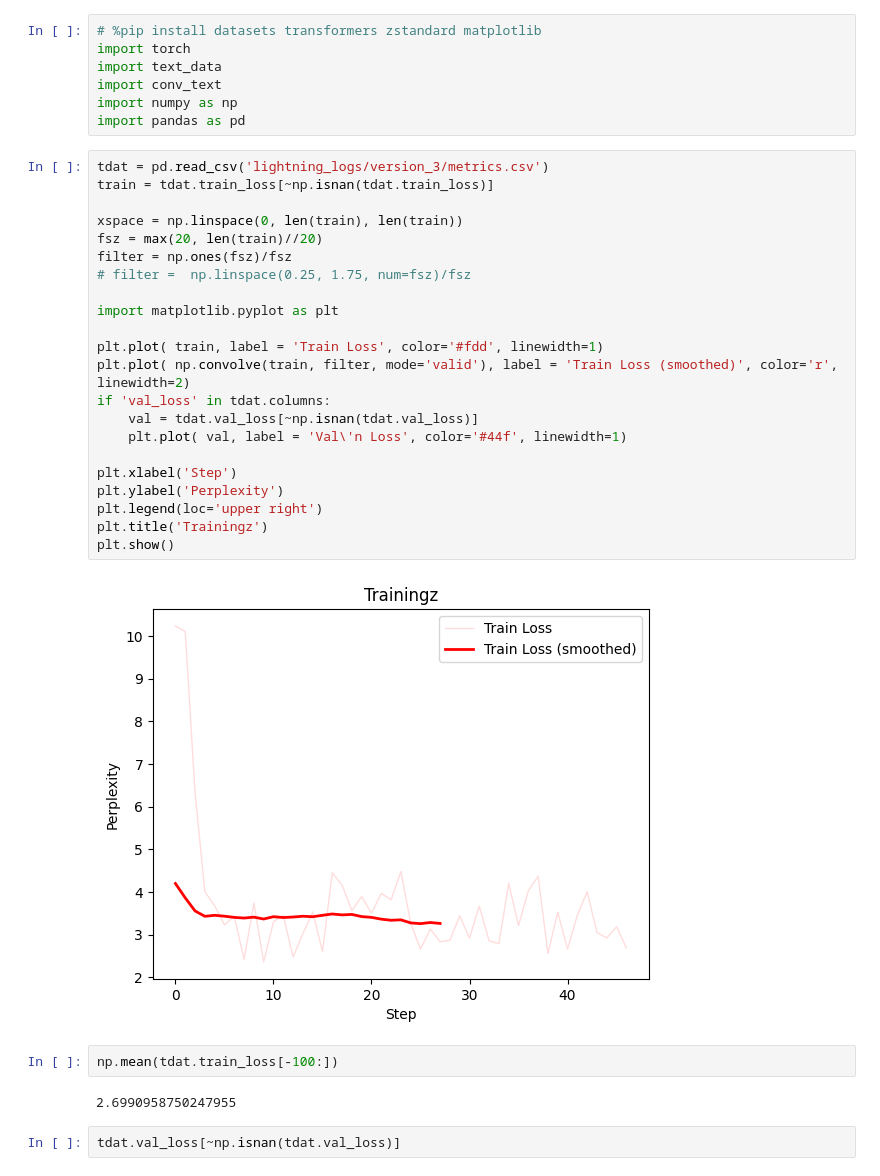
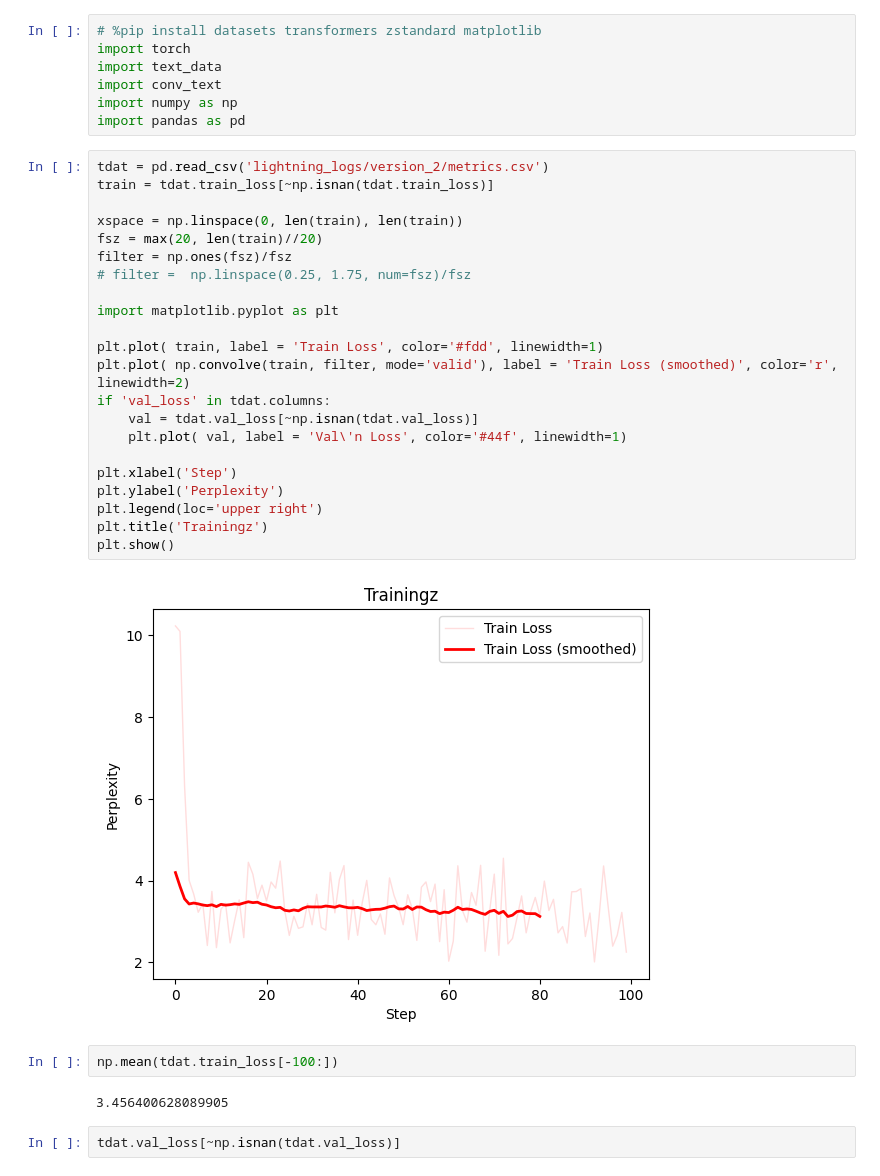
Before and after one commit to kmapb/microlm, a Jupyter notebook: Conv_Text.ipynb, the cells around one changed output. Drawn from its saved outputs; the diff is of its cells as text.

```diff
--- a/Conv_Text.ipynb
+++ b/Conv_Text.ipynb
@@ -10,33 +10,33 @@ import conv_text
 import numpy as np
 import pandas as pd
 # %%
-tdat = pd.read_csv('lightning_logs/version_3/metrics.csv')
+tdat = pd.read_csv('lightning_logs/version_2/metrics.csv')
 train = tdat.train_loss[~np.isnan(tdat.train_loss)]
 
 xspace = np.linspace(0, len(train), len(train))
 fsz = max(20, len(train)//20)
 filter = np.ones(fsz)/fsz
 # filter =  np.linspace(0.25, 1.75, num=fsz)/fsz
 
 import matplotlib.pyplot as plt
 
 plt.plot( train, label = 'Train Loss', color='#fdd', linewidth=1)
 plt.plot( np.convolve(train, filter, mode='valid'), label = 'Train Loss (smoothed)', color='r', linewidth=2)
 if 'val_loss' in tdat.columns:
     val = tdat.val_loss[~np.isnan(tdat.val_loss)]
     plt.plot( val, label = 'Val\'n Loss', color='#44f', linewidth=1)
 
 plt.xlabel('Step')
 plt.ylabel('Perplexity')
 plt.legend(loc='upper right')
 plt.title('Trainingz')
 plt.show()
 # %% [output]
-[figure, old version]
+[figure, new version]
 # %%
 np.mean(tdat.train_loss[-100:])
 # %% [output]
-2.6990958750247955
+3.456400628089905
 # %%
 tdat.val_loss[~np.isnan(tdat.val_loss)]
 # %% [output]
```
Also changed, not shown: parts of 1 cell of this notebook, 4 other files.
